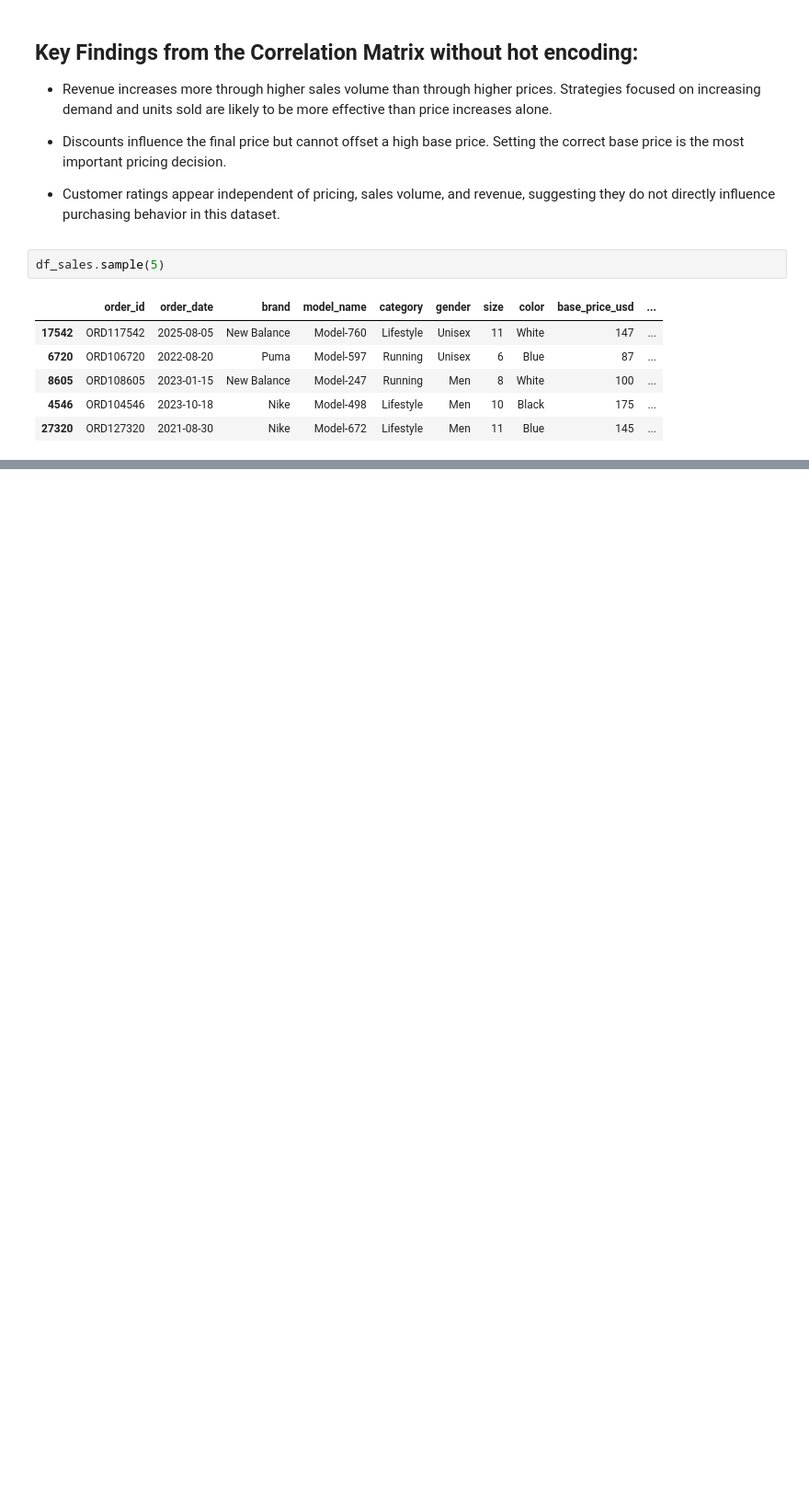
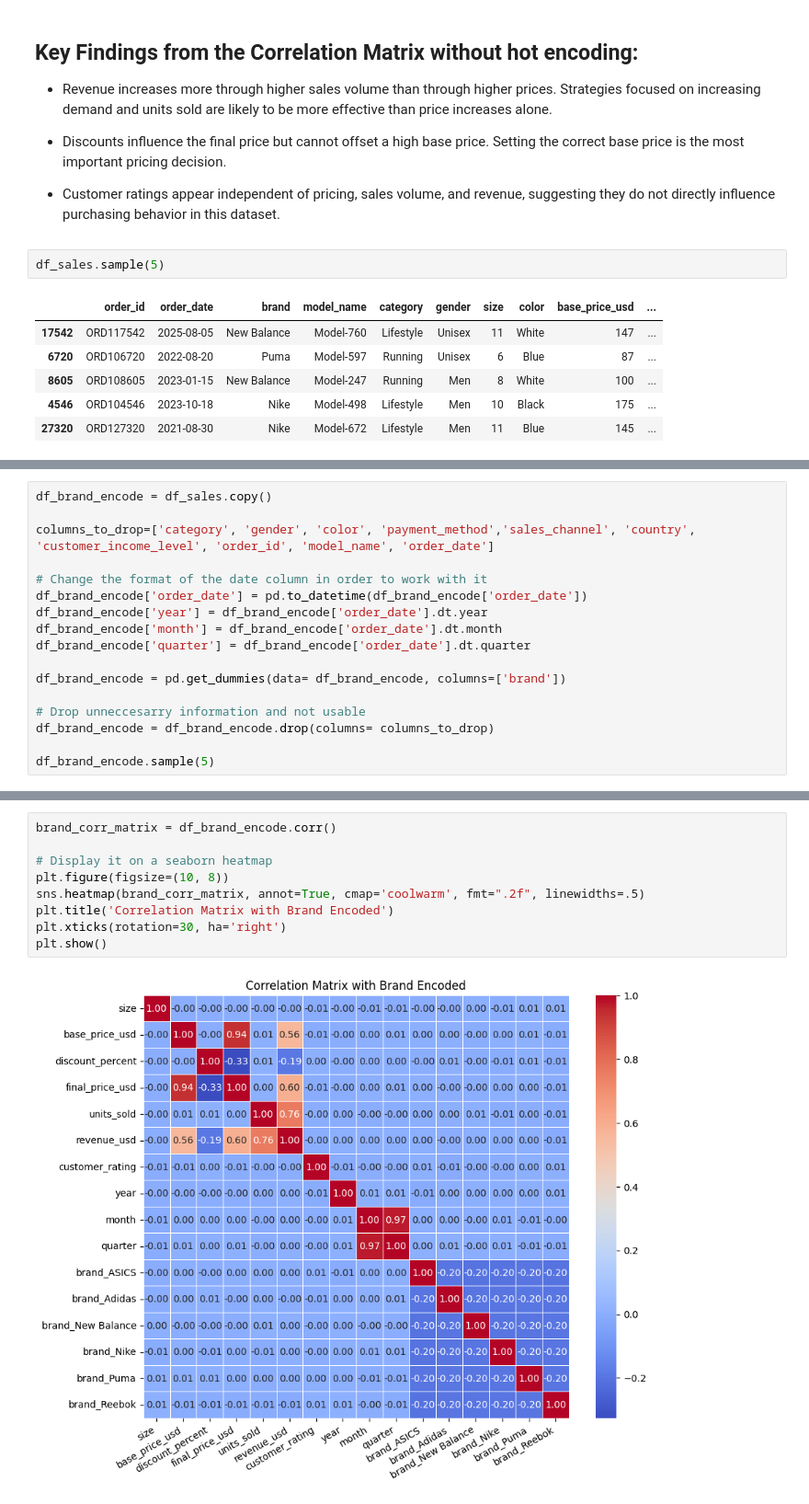
Before and after one commit to MrBigJupiter/Footwear_Sales_Analysis_2018_2026, a Jupyter notebook: Footwear Sales Analysis 2018/Jupyter Notebooks/eda.ipynb, the cells around one changed output, grey strips where cells are left out. Shown at 92% size. Drawn from its saved outputs; the diff is of its cells as text; blank space fills up the shorter version.

```diff
--- a/Footwear Sales Analysis 2018/Jupyter Notebooks/eda.ipynb
+++ b/Footwear Sales Analysis 2018/Jupyter Notebooks/eda.ipynb
@@ -283,0 +282,17 @@ plt.show()
+# %%
+df_brand_encode = df_sales.copy()
+
+columns_to_drop=['category', 'gender', 'color', 'payment_method','sales_channel', 'country', 'customer_income_level', 'order_id', 'model_name', 'order_date']
+
+# Change the format of the date column in order to work with it
+df_brand_encode['order_date'] = pd.to_datetime(df_brand_encode['order_date'])
+df_brand_encode['year'] = df_brand_encode['order_date'].dt.year
+df_brand_encode['month'] = df_brand_encode['order_date'].dt.month
+df_brand_encode['quarter'] = df_brand_encode['order_date'].dt.quarter
+
+df_brand_encode = pd.get_dummies(data= df_brand_encode, columns=['brand'])
+
+# Drop unneccesarry information and not usable
+df_brand_encode = df_brand_encode.drop(columns= columns_to_drop)
+
+df_brand_encode.sample(5)
@@ -283,0 +306,11 @@ plt.show()
+# %%
+brand_corr_matrix = df_brand_encode.corr()
+
+# Display it on a seaborn heatmap
+plt.figure(figsize=(10, 8))
+sns.heatmap(brand_corr_matrix, annot=True, cmap='coolwarm', fmt=".2f", linewidths=.5)
+plt.title('Correlation Matrix with Brand Encoded')
+plt.xticks(rotation=30, ha='right')
+plt.show()
+# %% [output]
+[figure, added]
```
Also changed, not shown: parts of 4 cells of this notebook.
